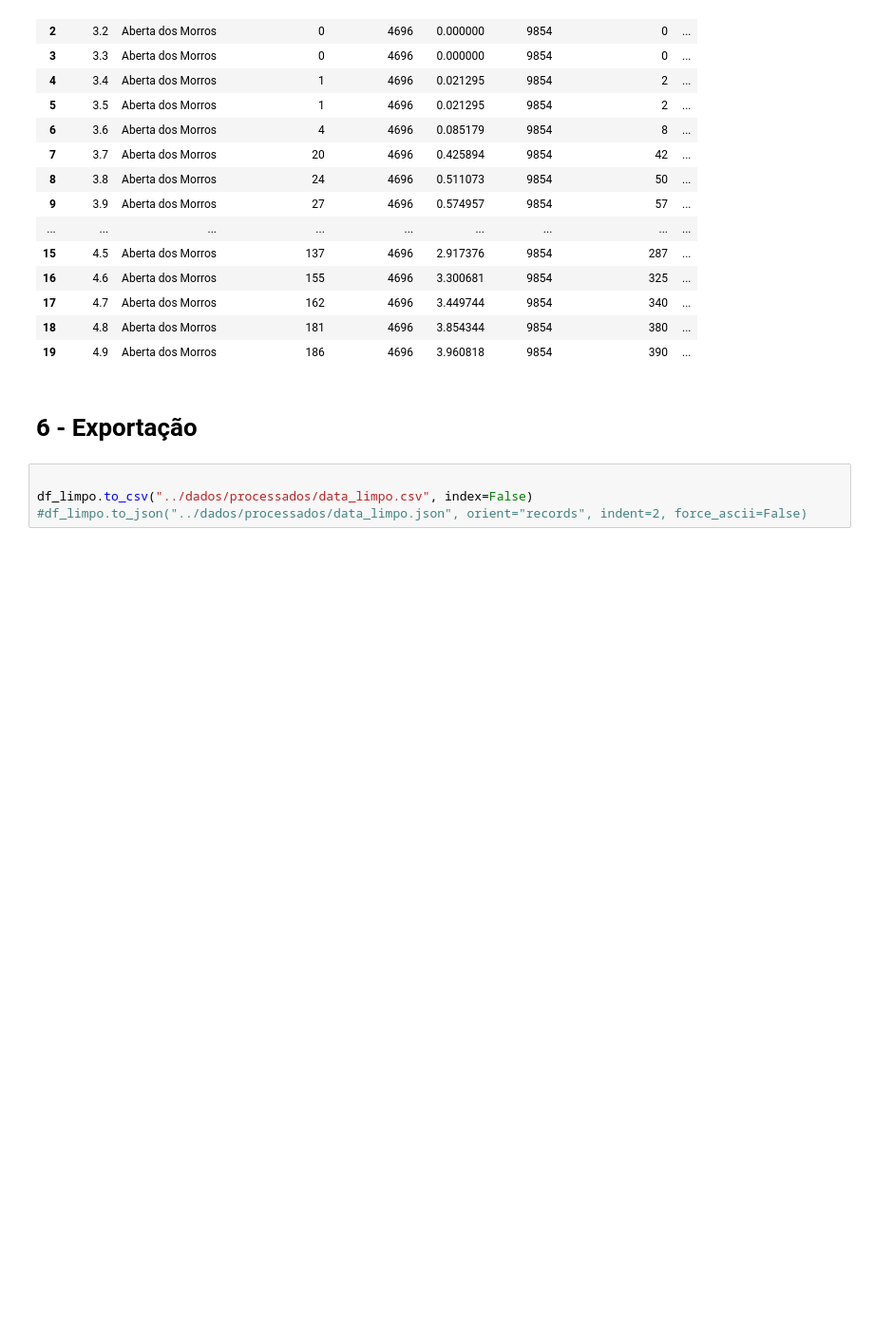
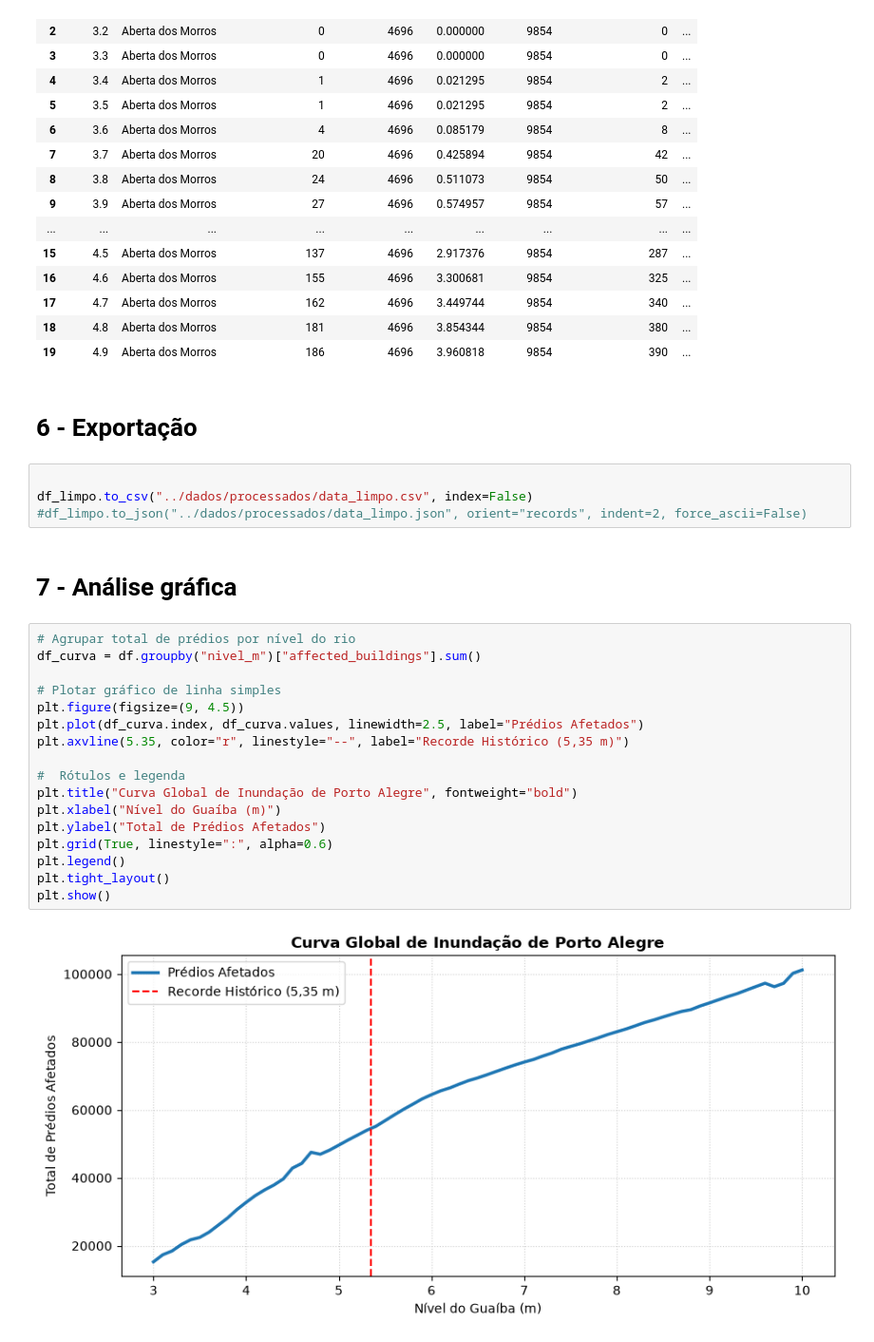
Before and after one commit to diegoborges-git/projeto-enchentes, a Jupyter notebook: notebooks/limpeza_dados.ipynb, the cells around one changed output. Shown at 95% size. Saved outputs shown, nothing was run; the diff lists cells and outputs as text; blank space fills up the shorter version.

```diff
--- a/notebooks/limpeza_dados.ipynb
+++ b/notebooks/limpeza_dados.ipynb
@@ -311,3 +351,24 @@ display(df_limpo.head(20))
 
 df_limpo.to_csv("../dados/processados/data_limpo.csv", index=False)
 #df_limpo.to_json("../dados/processados/data_limpo.json", orient="records", indent=2, force_ascii=False)
+# %% [markdown]
+# 7 - Análise gráfica
+# %%
+# Agrupar total de prédios por nível do rio
+df_curva = df.groupby("nivel_m")["affected_buildings"].sum()
+
+# Plotar gráfico de linha simples
+plt.figure(figsize=(9, 4.5))
+plt.plot(df_curva.index, df_curva.values, linewidth=2.5, label="Prédios Afetados")
+plt.axvline(5.35, color="r", linestyle="--", label="Recorde Histórico (5,35 m)")
+
+#  Rótulos e legenda
+plt.title("Curva Global de Inundação de Porto Alegre", fontweight="bold")
+plt.xlabel("Nível do Guaíba (m)")
+plt.ylabel("Total de Prédios Afetados")
+plt.grid(True, linestyle=":", alpha=0.6)
+plt.legend()
+plt.tight_layout()
+plt.show()
+# %% [output]
+[figure, added]
```
Also changed, not shown: parts of 4 cells of this notebook, 22 other files.
